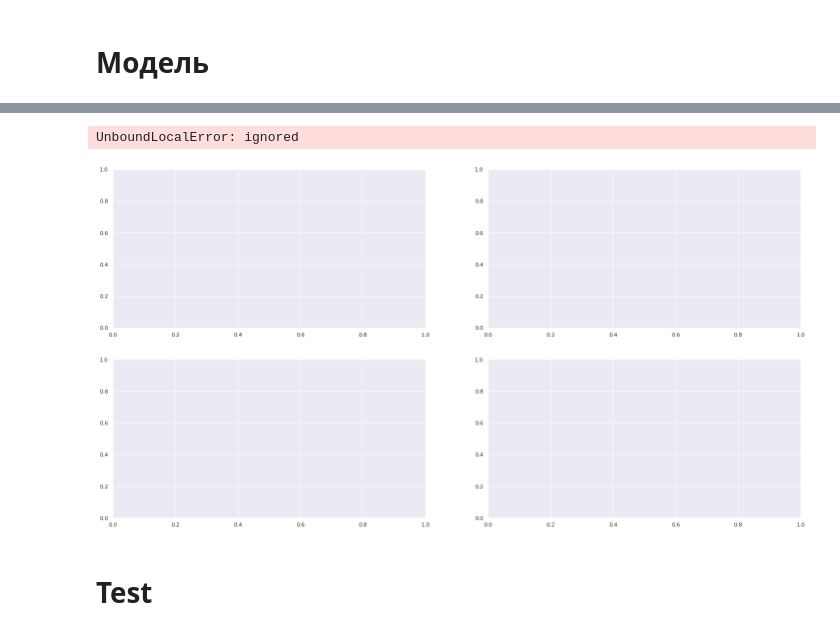
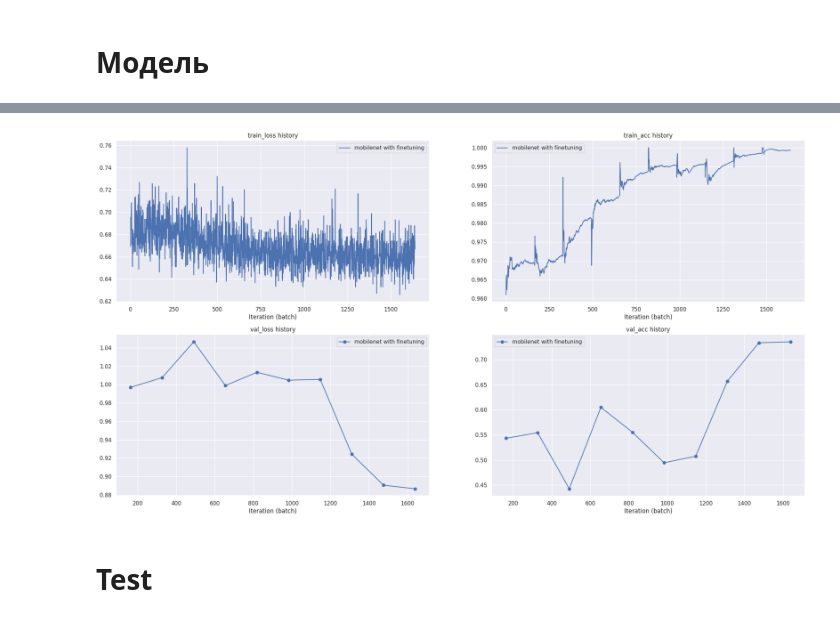
Before and after one commit to MkSerdyuk/Face-Anti-Spoofing, a Jupyter notebook: notebooks/FaceAntiSpoofing.ipynb, the cells around one changed output, grey strips where cells are left out. Cells and saved outputs as stored; diff of their text form; code cells hidden in the pictures.

```diff
--- a/notebooks/FaceAntiSpoofing.ipynb
+++ b/notebooks/FaceAntiSpoofing.ipynb
@@ -328,2 +288,8 @@ ResNet(
-# %%
-model.fc = nn.Linear(512, N_CLASSES)
+# %%
+model.classifier = nn.Sequential(
+    nn.Linear(in_features=960, out_features=1280, bias=True),
+    nn.Hardswish(),
+    nn.Dropout(p=0.2, inplace=True),
+    nn.Linear(in_features=1280, out_features=N_CLASSES, bias=True),
+    nn.Sigmoid()
+)
@@ -330,7 +332,7 @@ model.fc = nn.Linear(512, N_CLASSES)
 # %%
 optimizer = torch.optim.AdamW(model.parameters(), lr=LR)
 scheduler = torch.optim.lr_scheduler.OneCycleLR(optimizer, max_lr=1.2 * LR, total_steps=EPOCHS* len(train_loader))
-train_model(
+experiments = train_model(
     model,
     train_loader,
     val_loader,
@@ -340,4 +342,6 @@ train_model(
     device=device,
     classes=trainset.classes,
     scheduler=scheduler,
+    fine_tuning=True,
+    save_weights=True
 )
@@ -358,6 +361,7 @@ train_model(
+# %%
+history = {'mobilenet with finetuning': experiments}
 # %%
-plot_experiments(experiments.items())
+plot_experiments(history.items())
 # %% [output]
-UnboundLocalError: ignored
-[figure, old version]
+[figure, new version]
 # %%
```
Also changed, not shown: parts of 38 cells of this notebook.
